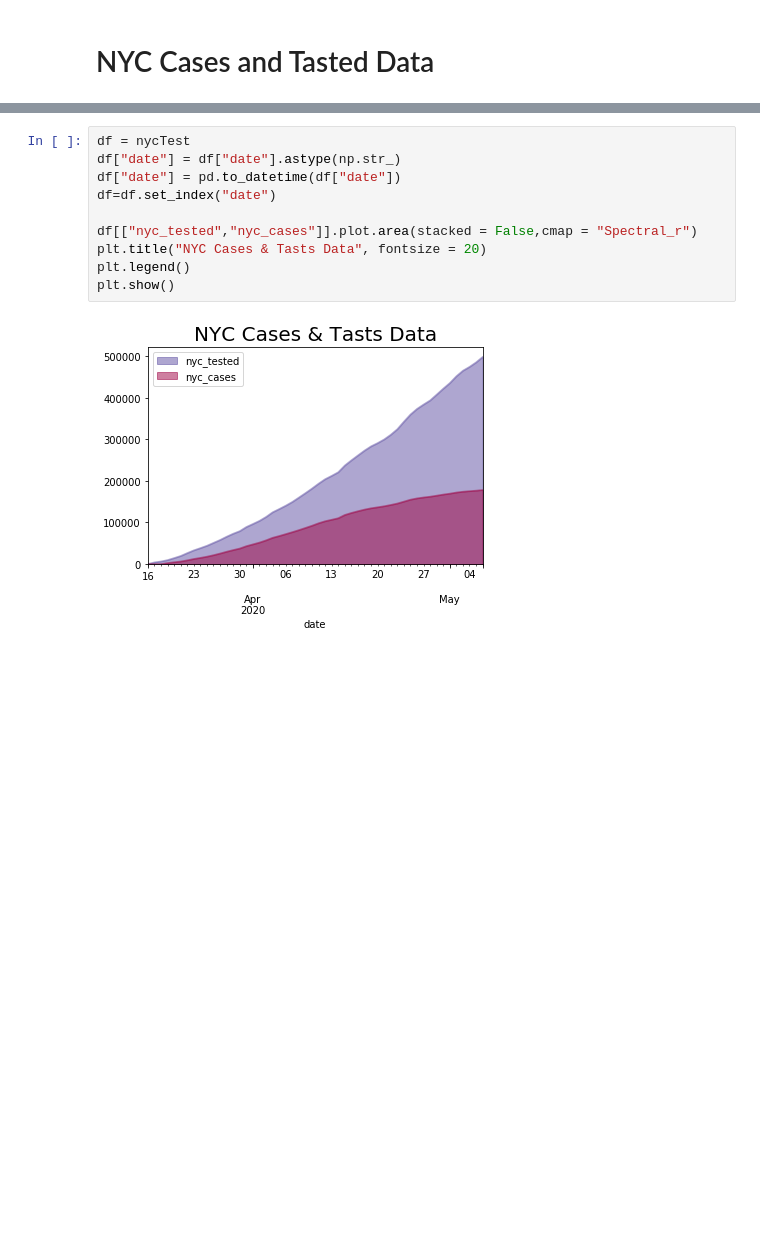
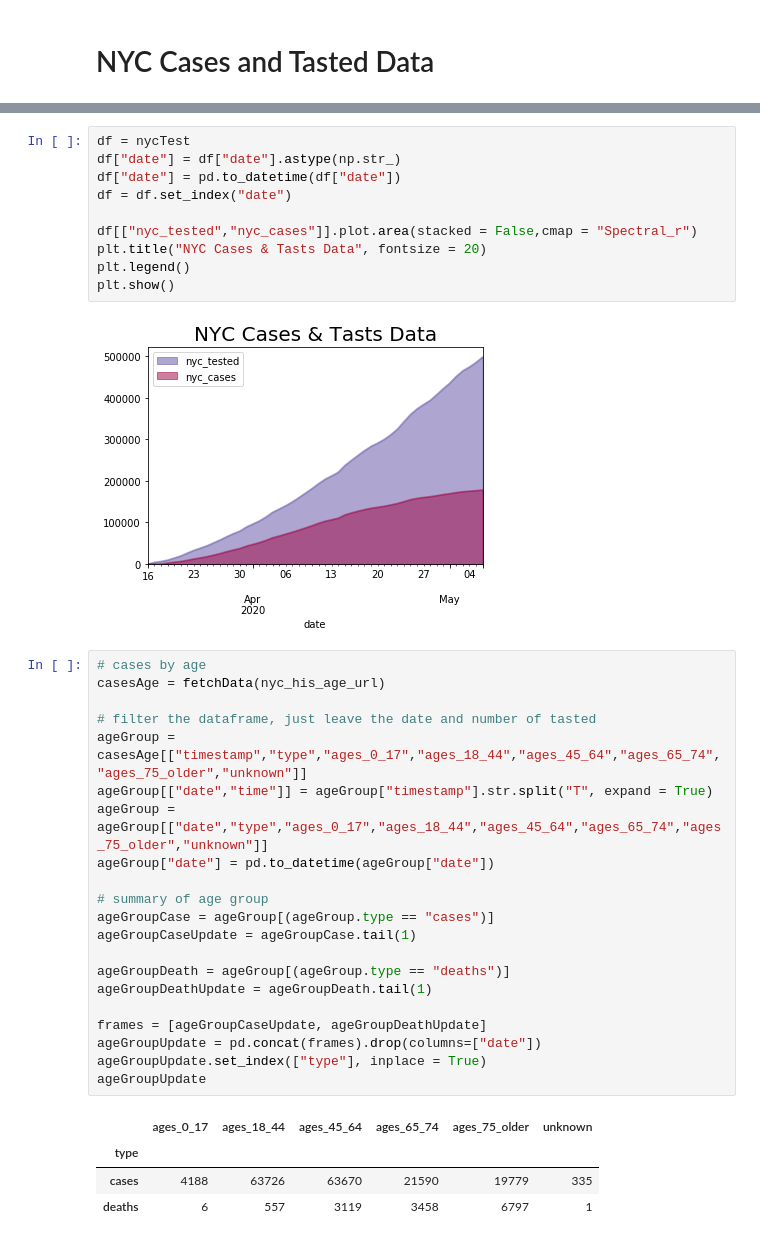
Before and after one commit to ArcZz/Nyc_Cov19_project, a Jupyter notebook: Part_1.ipynb, the cells around one changed output, grey strips where cells are left out. Cells and saved outputs as stored; diff of their text form; blank space fills up the shorter version.

```diff
--- a/Part_1.ipynb
+++ b/Part_1.ipynb
@@ -249,7 +245,7 @@ nycTest.tail(5)
 df = nycTest
 df["date"] = df["date"].astype(np.str_)
 df["date"] = pd.to_datetime(df["date"])
-df=df.set_index("date")
+df = df.set_index("date")
 
 df[["nyc_tested","nyc_cases"]].plot.area(stacked = False,cmap = "Spectral_r")
 plt.title("NYC Cases & Tasts Data", fontsize = 20)
@@ -257,3 +253,29 @@ plt.legend()
 plt.show()
 # %% [output]
 [figure]
+# %%
+# cases by age
+casesAge = fetchData(nyc_his_age_url)
+
+# filter the dataframe, just leave the date and number of tasted
+ageGroup = casesAge[["timestamp","type","ages_0_17","ages_18_44","ages_45_64","ages_65_74","ages_75_older","unknown"]]
+ageGroup[["date","time"]] = ageGroup["timestamp"].str.split("T", expand = True)
+ageGroup = ageGroup[["date","type","ages_0_17","ages_18_44","ages_45_64","ages_65_74","ages_75_older","unknown"]]
+ageGroup["date"] = pd.to_datetime(ageGroup["date"])
+
+# summary of age group
+ageGroupCase = ageGroup[(ageGroup.type == "cases")]
+ageGroupCaseUpdate = ageGroupCase.tail(1)
+
+ageGroupDeath = ageGroup[(ageGroup.type == "deaths")]
+ageGroupDeathUpdate = ageGroupDeath.tail(1)
+
+frames = [ageGroupCaseUpdate, ageGroupDeathUpdate]
+ageGroupUpdate = pd.concat(frames).drop(columns=["date"])
+ageGroupUpdate.set_index(["type"], inplace = True)
+ageGroupUpdate
+# %% [output]
+|  | ages_0_17 | ages_18_44 | ages_45_64 | ages_65_74 | ages_75_older | unknown |
+| type |  |  |  |  |  |  |
+| cases | 4188 | 63726 | 63670 | 21590 | 19779 | 335 |
+| deaths | 6 | 557 | 3119 | 3458 | 6797 | 1 |
```
Also changed, not shown: parts of 25 cells of this notebook.
